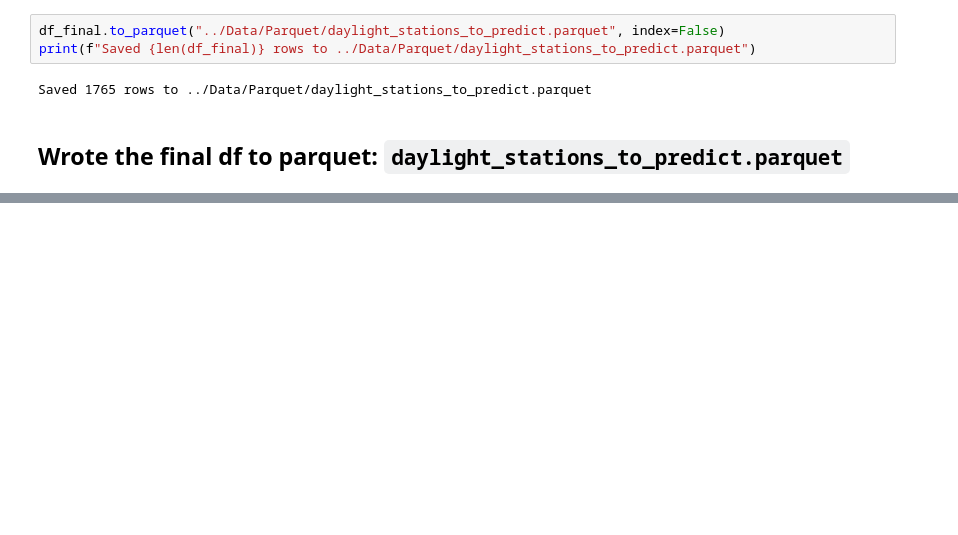
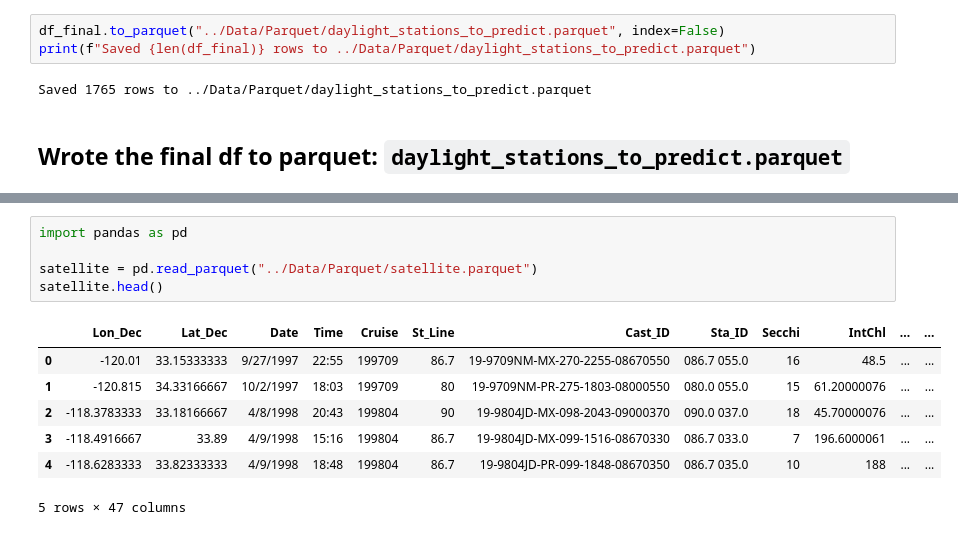
Before and after one commit to LucasC212/Scripps-Light-Attenuation-Capstone-Project, a Jupyter notebook: scripts/merge_for_daylight.ipynb, the cells around one changed output, grey strips where cells are left out. Drawn from its saved outputs; the diff is of its cells as text; blank space fills up the shorter version.

```diff
--- a/scripts/merge_for_daylight.ipynb
+++ b/scripts/merge_for_daylight.ipynb
@@ -649,0 +709,13 @@ Saved 1765 rows to ../Data/Parquet/daylight_stations_to_predict.parquet
+# %%
+import pandas as pd
+
+satellite = pd.read_parquet("../Data/Parquet/satellite.parquet")
+satellite.head()
+# %% [output]
+|  | Lon_Dec | Lat_Dec | Date | Time | Cruise | St_Line | Cast_ID | Sta_ID | Secchi | IntChl | ... | ... |
+| 0 | -120.01 | 33.15333333 | 9/27/1997 | 22:55 | 199709 | 86.7 | 19-9709NM-MX-270-2255-08670550 | 086.7 055.0 | 16 | 48.5 | ... | ... |
+| 1 | -120.815 | 34.33166667 | 10/2/1997 | 18:03 | 199709 | 80 | 19-9709NM-PR-275-1803-08000550 | 080.0 055.0 | 15 | 61.20000076 | ... | ... |
+| 2 | -118.3783333 | 33.18166667 | 4/8/1998 | 20:43 | 199804 | 90 | 19-9804JD-MX-098-2043-09000370 | 090.0 037.0 | 18 | 45.70000076 | ... | ... |
+| 3 | -118.4916667 | 33.89 | 4/9/1998 | 15:16 | 199804 | 86.7 | 19-9804JD-MX-099-1516-08670330 | 086.7 033.0 | 7 | 196.6000061 | ... | ... |
+| 4 | -118.6283333 | 33.82333333 | 4/9/1998 | 18:48 | 199804 | 86.7 | 19-9804JD-PR-099-1848-08670350 | 086.7 035.0 | 10 | 188 | ... | ... |
+5 rows × 47 columns
```
Also changed, not shown: parts of 10 cells of this notebook, 2 other files.
